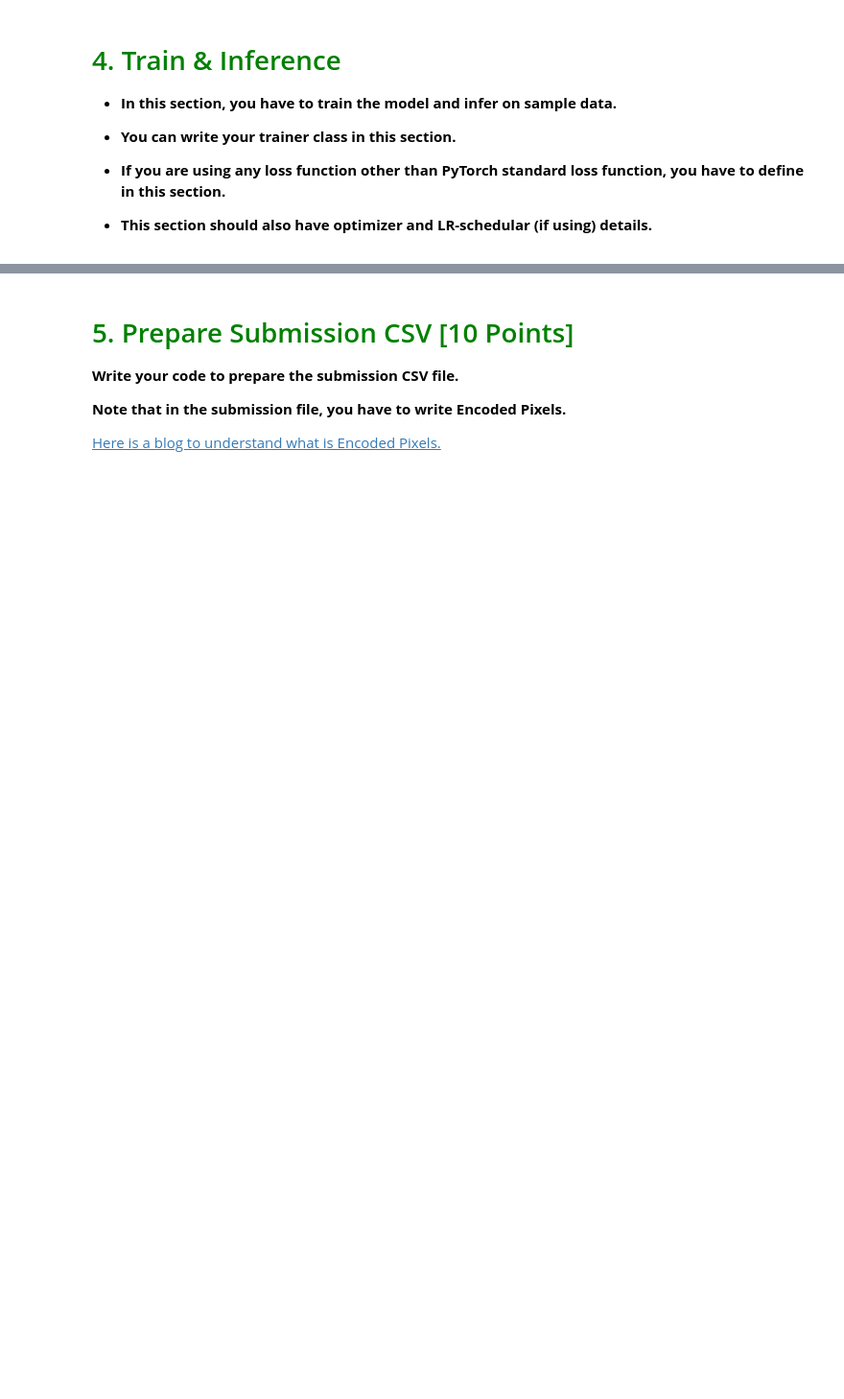
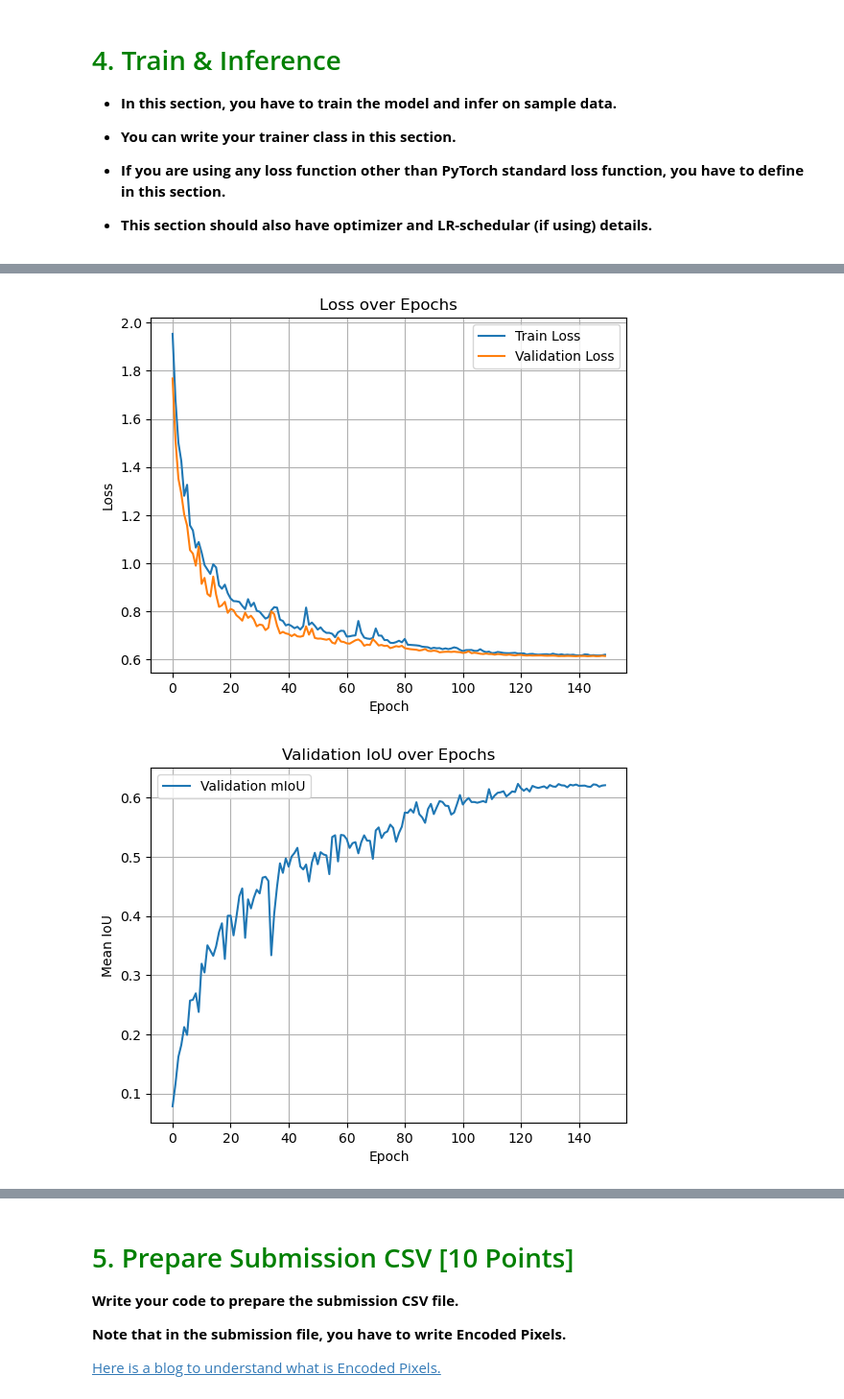
Before and after one commit to podtyazhki1337/cv, a Jupyter notebook: semantic-segmentation/project3-semantic-segmentation-round2.ipynb, the cells around one changed output, grey strips where cells are left out. Shown at 96% size. Saved outputs shown, nothing was run; the diff lists cells and outputs as text; code cells hidden in the pictures; blank space fills up the shorter version.

```diff
--- a/semantic-segmentation/project3-semantic-segmentation-round2.ipynb
+++ b/semantic-segmentation/project3-semantic-segmentation-round2.ipynb
@@ -526,0 +607,17 @@ UNet(
+# %%
+
+# 1. путь к чекпойнту
+ckpt_dir  = TrainingConfig.CHECKPOINT_DIR          # тот же, что и при обучении
+ckpt_name = "epoch_100.pth"                        # файл-весов
+ckpt_path = os.path.join(ckpt_dir, ckpt_name)
+
+# ─────────────────────────────────────────────────────────
+# 2. создать модель той же архитектуры
+model = DeepLabEffB4(num_classes=DatasetConfig.NUM_CLASSES).to(device)
+
+# ─────────────────────────────────────────────────────────
+# 3. загрузить веса
+state_dict = torch.load(ckpt_path, map_location=device)
+model.load_state_dict(state_dict, strict=True)     # strict=True 👉 гарантия совпадения ключей
+
+print(f"Checkpoint «{ckpt_name}» загружен ✅")
@@ -753,3 +869,14 @@ val_ious = []
+# %%
+from torch.optim.swa_utils import AveragedModel, SWALR
+
+
+optimizer = torch.optim.AdamW(model.parameters(), lr=6e-4, weight_decay=1e-2)
+scheduler = torch.optim.lr_scheduler.CosineAnnealingLR(optimizer, T_max=110, eta_min=1e-6)
+swa_model = AveragedModel(model)
+swa_start = 110          # эпоха, с которой начнём усреднение
+swa_scheduler = SWALR(optimizer, swa_lr=1e-5)
+scaler     = torch.cuda.amp.GradScaler()
+criterion  = DiceCELoss(CLASS_WEIGHTS).to(device)
 # %%
 train_losses = []
 val_losses = []
@@ -762,16 +889,16 @@ for epoch in range(1, train_cfg.EPOCHS + 1):
         optimizer=optimizer,
         scaler=scaler,
         num_classes=dataset_cfg.NUM_CLASSES,
-        device=device,
+        device='cuda',
         epoch_idx=epoch,
         total_epochs=train_cfg.EPOCHS
 
     )
 
-    val_loss, val_iou, _ = validate(
+    val_loss, val_miou, val_acc, iou_per_class = validate(
         model=model,
         loader=val_loader,
-        device=device,
+        device='cuda',
         num_classes=dataset_cfg.NUM_CLASSES,
         epoch_idx=epoch,
         total_epochs=train_cfg.EPOCHS
@@ -779,7 +906,7 @@ for epoch in range(1, train_cfg.EPOCHS + 1):
 
     train_losses.append(train_loss.item())
     val_losses.append(val_loss.item())
-    val_ious.append(val_iou.item())
+    val_ious.append(val_miou.item())
 
     scheduler.step()
 
@@ -789,19 +916,31 @@ for epoch in range(1, train_cfg.EPOCHS + 1):
 # %%
 plt.figure()
 plt.plot(train_losses, label="Train Loss")
 plt.plot(val_losses, label="Validation Loss")
 plt.xlabel("Epoch")
 plt.ylabel("Loss")
 plt.title("Loss over Epochs")
 plt.legend()
 plt.grid(True)
 plt.show()
 
 plt.figure()
 plt.plot(val_ious, label="Validation mIoU")
 plt.xlabel("Epoch")
 plt.ylabel("Mean IoU")
 plt.title("Validation IoU over Epochs")
 plt.legend()
 plt.grid(True)
 plt.show()
+
+plt.figure(figsize=(12, 6))
+plt.bar(np.arange(len(iou_per_class)), iou_per_class)
+plt.xticks(np.arange(len(iou_per_class)))
+plt.xlabel("Class ID")
+plt.ylabel("IoU")
+plt.title("IoU per Class")
+plt.grid(True)
+plt.show()
+# %% [output]
+[figure, added]
+[figure, added]
```
Also changed, not shown: parts of 37 cells of this notebook, 28 other files.
